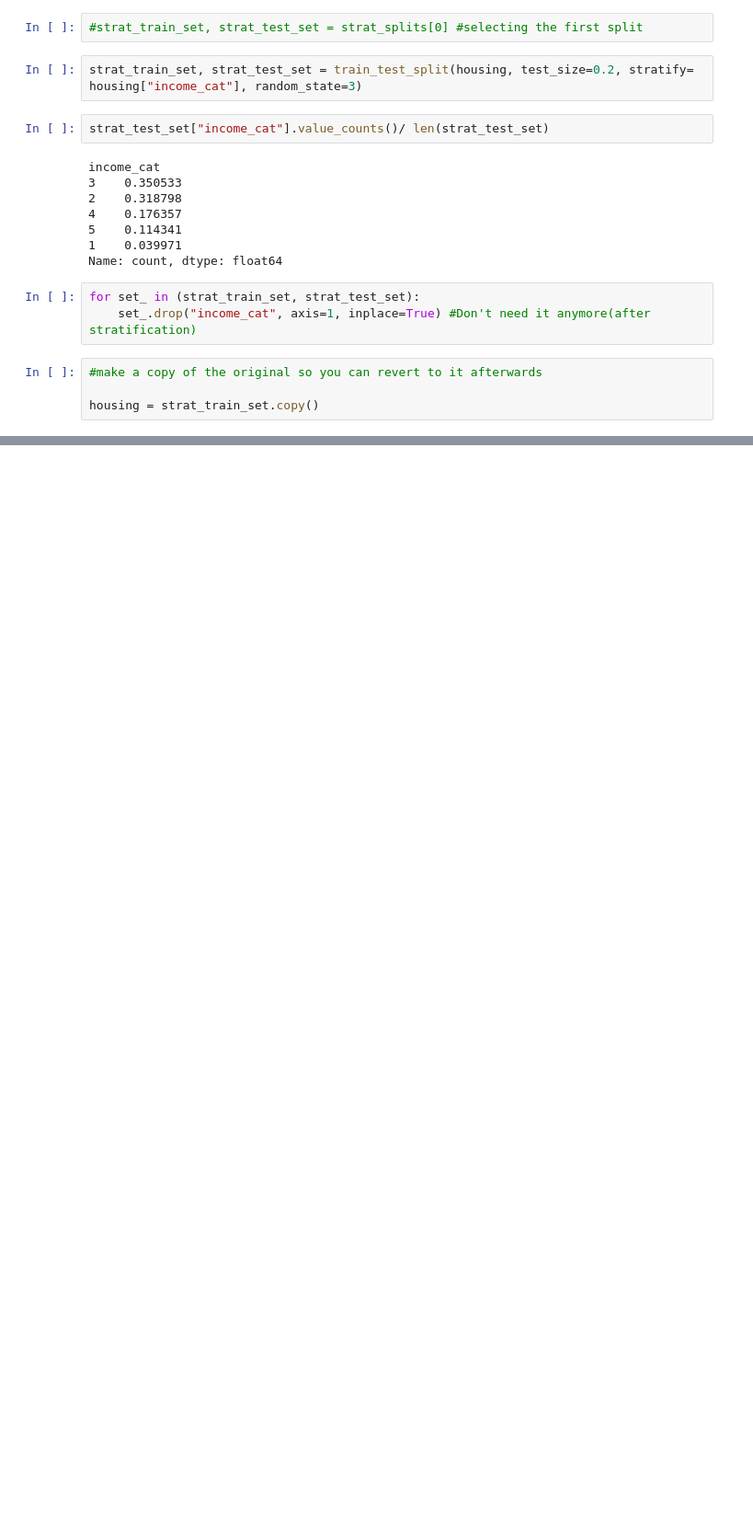
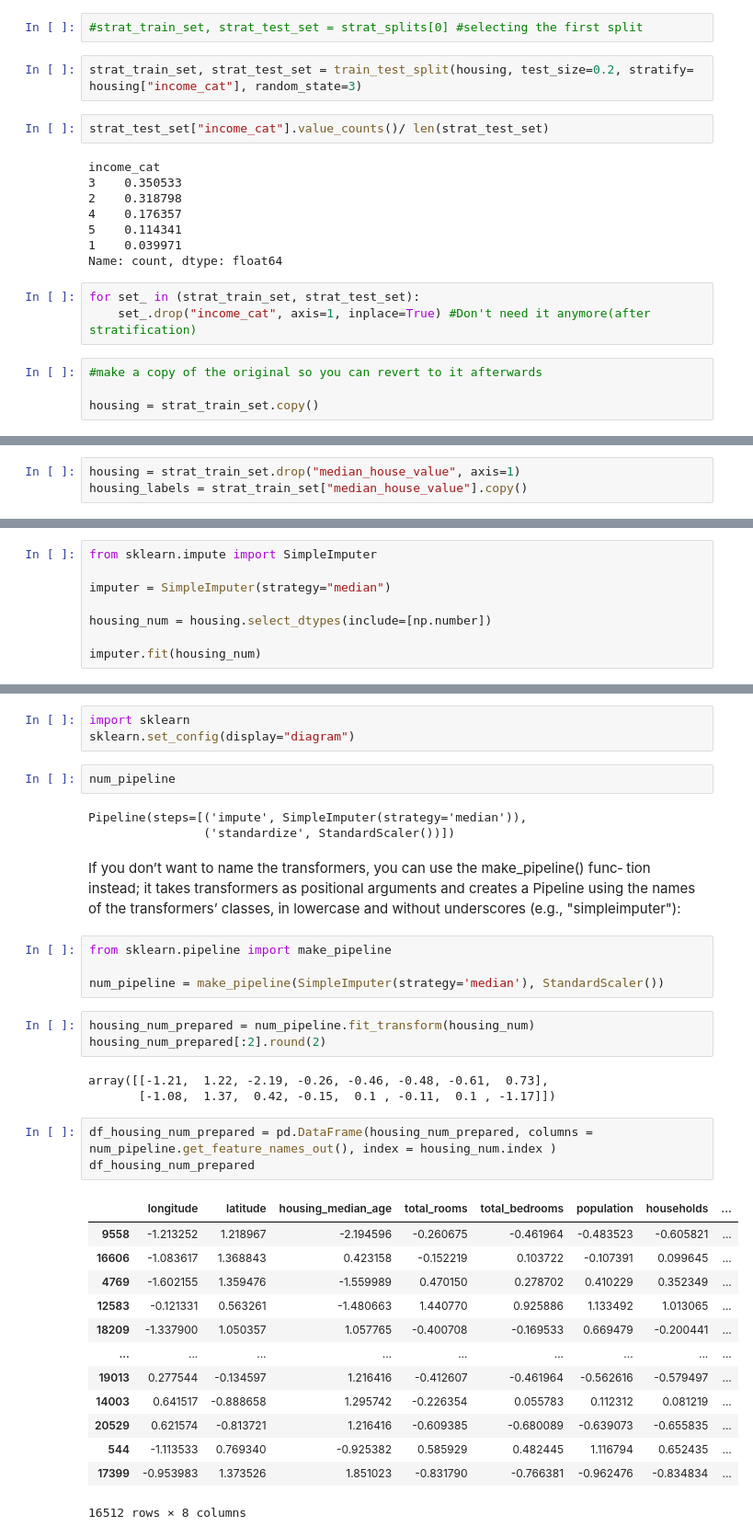
Before and after one commit to ManitB320/House-Price-Prediction, a Jupyter notebook: main.ipynb, the cells around one changed output, grey strips where cells are left out. Shown at 92% size. Cells and saved outputs as stored; diff of their text form; blank space fills up the shorter version.

Commit message:
pipeline

```diff
--- a/main.ipynb
+++ b/main.ipynb
@@ -168,0 +228,3 @@ plt.show()
+# %%
+housing = strat_train_set.drop("median_house_value", axis=1)
+housing_labels = strat_train_set["median_house_value"].copy()
@@ -168,0 +234,8 @@ plt.show()
+# %%
+from sklearn.impute import SimpleImputer
+
+imputer = SimpleImputer(strategy="median")
+
+housing_num = housing.select_dtypes(include=[np.number])
+
+imputer.fit(housing_num)
@@ -168,0 +645,40 @@ plt.show()
+# %%
+import sklearn
+sklearn.set_config(display="diagram")
+# %%
+num_pipeline
+# %% [output]
+Pipeline(steps=[('impute', SimpleImputer(strategy='median')),
+                ('standardize', StandardScaler())])
+# %% [markdown]
+If you don’t want to name the transformers, you can use the make_pipeline() func‐
+tion instead; it takes transformers as positional arguments and creates a Pipeline
+using the names of the transformers’ classes, in lowercase and without underscores
+(e.g., "simpleimputer"):
+# %%
+from sklearn.pipeline import make_pipeline
+
+num_pipeline = make_pipeline(SimpleImputer(strategy='median'), StandardScaler())
+# %%
+housing_num_prepared = num_pipeline.fit_transform(housing_num)
+housing_num_prepared[:2].round(2)
+# %% [output]
+array([[-1.21,  1.22, -2.19, -0.26, -0.46, -0.48, -0.61,  0.73],
+       [-1.08,  1.37,  0.42, -0.15,  0.1 , -0.11,  0.1 , -1.17]])
+# %%
+df_housing_num_prepared = pd.DataFrame(housing_num_prepared, columns = num_pipeline.get_feature_names_out(), index = housing_num.index )
+df_housing_num_prepared
+# %% [output]
+|  | longitude | latitude | housing_median_age | total_rooms | total_bedrooms | population | households | ... |
+| 9558 | -1.213252 | 1.218967 | -2.194596 | -0.260675 | -0.461964 | -0.483523 | -0.605821 | ... |
+| 16606 | -1.083617 | 1.368843 | 0.423158 | -0.152219 | 0.103722 | -0.107391 | 0.099645 | ... |
+| 4769 | -1.602155 | 1.359476 | -1.559989 | 0.470150 | 0.278702 | 0.410229 | 0.352349 | ... |
+| 12583 | -0.121331 | 0.563261 | -1.480663 | 1.440770 | 0.925886 | 1.133492 | 1.013065 | ... |
+| 18209 | -1.337900 | 1.050357 | 1.057765 | -0.400708 | -0.169533 | 0.669479 | -0.200441 | ... |
+| ... | ... | ... | ... | ... | ... | ... | ... | ... |
+| 19013 | 0.277544 | -0.134597 | 1.216416 | -0.412607 | -0.461964 | -0.562616 | -0.579497 | ... |
+| 14003 | 0.641517 | -0.888658 | 1.295742 | -0.226354 | 0.055783 | 0.112312 | 0.081219 | ... |
+| 20529 | 0.621574 | -0.813721 | 1.216416 | -0.609385 | -0.680089 | -0.639073 | -0.655835 | ... |
+| 544 | -1.113533 | 0.769340 | -0.925382 | 0.585929 | 0.482445 | 1.116794 | 0.652435 | ... |
+| 17399 | -0.953983 | 1.373526 | 1.851023 | -0.831790 | -0.766381 | -0.962476 | -0.834834 | ... |
+16512 rows × 8 columns
```
Also changed, not shown: parts of 64 cells of this notebook.
